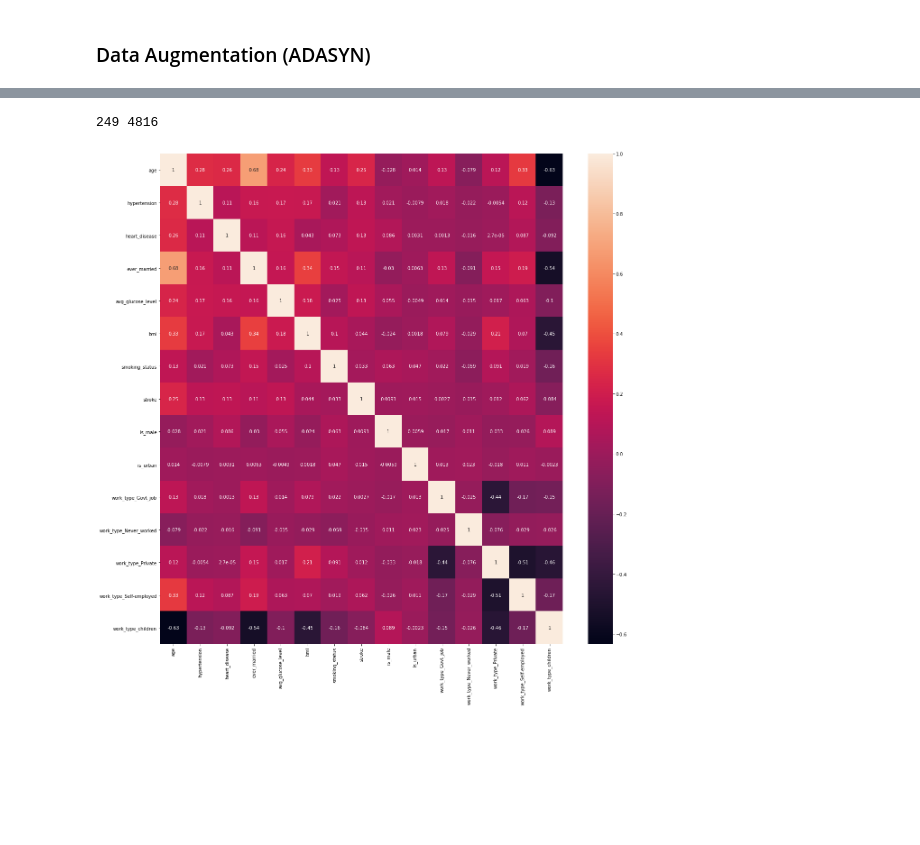
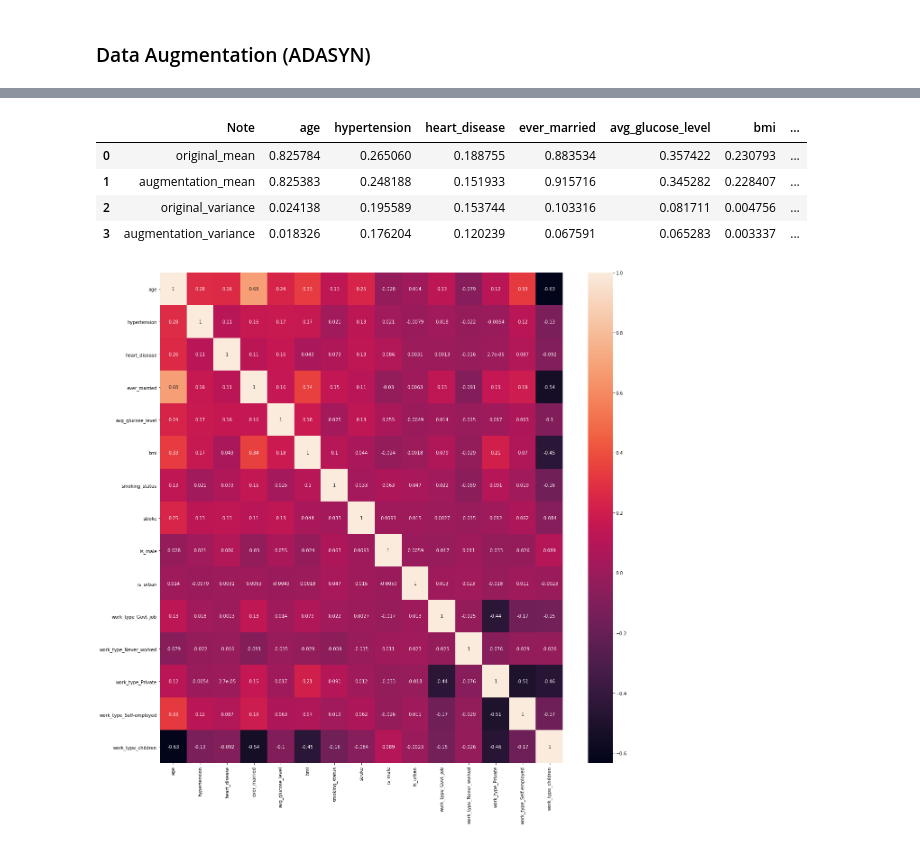
Before and after one commit to allen880612/ML-StrokePrediction, a Jupyter notebook: jupyter/StrokePrediction_Preprocessing_v2(ADASYN).ipynb, the cells around one changed output, grey strips where cells are left out. Cells and saved outputs as stored; diff of their text form; code cells hidden in the pictures; blank space fills up the shorter version.

```diff
--- a/jupyter/StrokePrediction_Preprocessing_v2(ADASYN).ipynb
+++ b/jupyter/StrokePrediction_Preprocessing_v2(ADASYN).ipynb
@@ -55,16 +55,17 @@ balanced_patients.head()
 | 2 | 0.975586 | 0.0 | 1.0 | 1.0 | 0.234512 | 0.254296 | 0.0 | ... |
 | 3 | 0.597168 | 0.0 | 0.0 | 1.0 | 0.536008 | 0.276060 | 1.0 | ... |
 | 4 | 0.963379 | 1.0 | 0.0 | 1.0 | 0.549349 | 0.156930 | 0.0 | ... |
-# %%
-stroke_patients = patients[patients.stroke == 1]
-stroke_balanced_patients = balanced_patients[balanced_patients.stroke == 1]
-print(len(stroke_patients), len(stroke_balanced_patients))
-# %% [output]
-249 4816
 # %%
 data = [stroke_patients.mean(), stroke_balanced_patients.mean(), stroke_patients.var(), stroke_balanced_patients.var()]
 diff = pd.DataFrame(data, columns=patients.columns)
 diff.insert(loc=0, column='Note', value=["original_mean", "augmentation_mean", "original_variance", "augmentation_variance"])
+diff
+# %% [output]
+|  | Note | age | hypertension | heart_disease | ever_married | avg_glucose_level | bmi | ... |
+| 0 | original_mean | 0.825784 | 0.265060 | 0.188755 | 0.883534 | 0.357422 | 0.230793 | ... |
+| 1 | augmentation_mean | 0.825383 | 0.248188 | 0.151933 | 0.915716 | 0.345282 | 0.228407 | ... |
+| 2 | original_variance | 0.024138 | 0.195589 | 0.153744 | 0.103316 | 0.081711 | 0.004756 | ... |
+| 3 | augmentation_variance | 0.018326 | 0.176204 | 0.120239 | 0.067591 | 0.065283 | 0.003337 | ... |
 # %%
 diff.to_csv('diff_augmentation_balance(ADASYN).csv', float_format='%.4f', index=False)
 # %%
```
Also changed, not shown: parts of 3 cells of this notebook, 3 other files.
